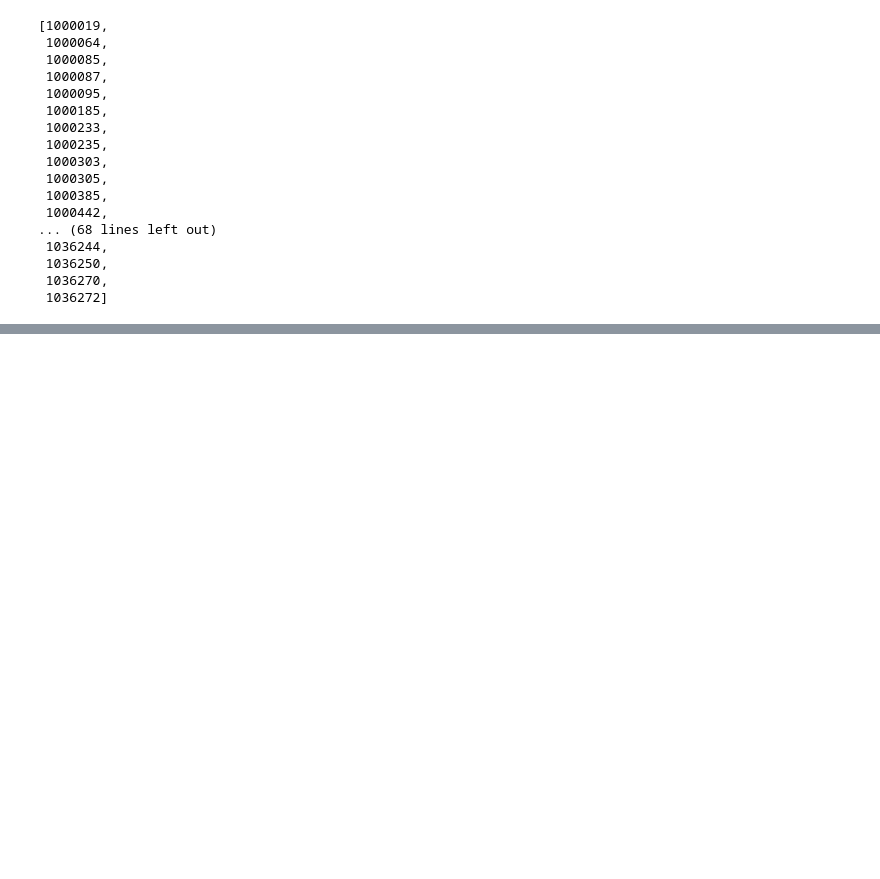
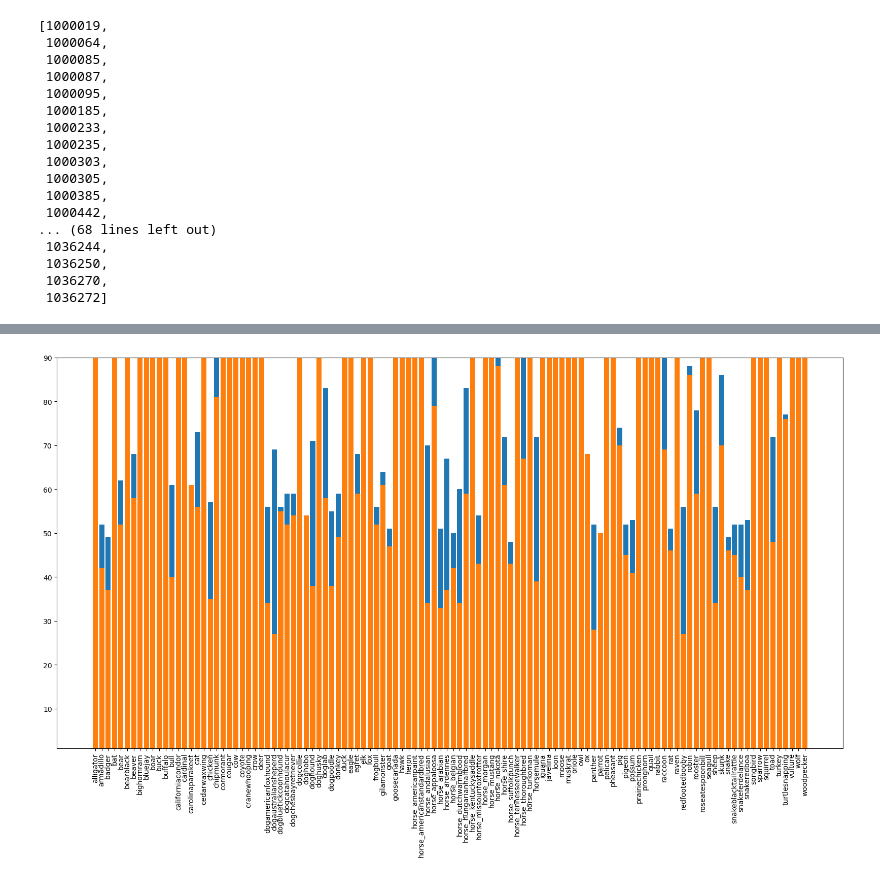
Before and after one commit to LiaNimmermann/RDR2Dataset-Code, a Jupyter notebook: Statistics/filter_plotter.ipynb, the cells around one changed output, grey strips where cells are left out. Drawn from its saved outputs; the diff is of its cells as text; code cells hidden in the pictures; blank space fills up the shorter version.

Commit message:
New plots

```diff
--- a/Statistics/filter_plotter.ipynb
+++ b/Statistics/filter_plotter.ipynb
@@ -222,0 +226,27 @@ Wrong Times example 1000812: 0.00016215492
+# %%
+# Load json file with stats summary
+import json
+
+import matplotlib.pyplot as plt
+
+with open("stats_summary_all_classes_final.json", "r", encoding="utf-8") as f:
+    stats_summary_old = json.load(f)
+
+with open("stats_summary_all_classes_wo.json", "r", encoding="utf-8") as f:
+    stats_summary_new = json.load(f)
+
+class_counts_old = stats_summary_old["class_counts"]
+class_counts_new = stats_summary_new["class_counts"]
+
+# plot class counts as bar chart in large figure with log y axis
+plt.figure(figsize=(20, 10))
+
+
+plt.bar(class_counts_old.keys(), class_counts_old.values(), label="Old")
+plt.bar(class_counts_new.keys(), class_counts_new.values(), label="New")
+plt.xticks(rotation=90)
+#plt.yscale("log")
+plt.ylim(1,90)
+plt.show()
+# %% [output]
+[figure, added]
```
Also changed, not shown: parts of 5 cells of this notebook, 5 other files.
